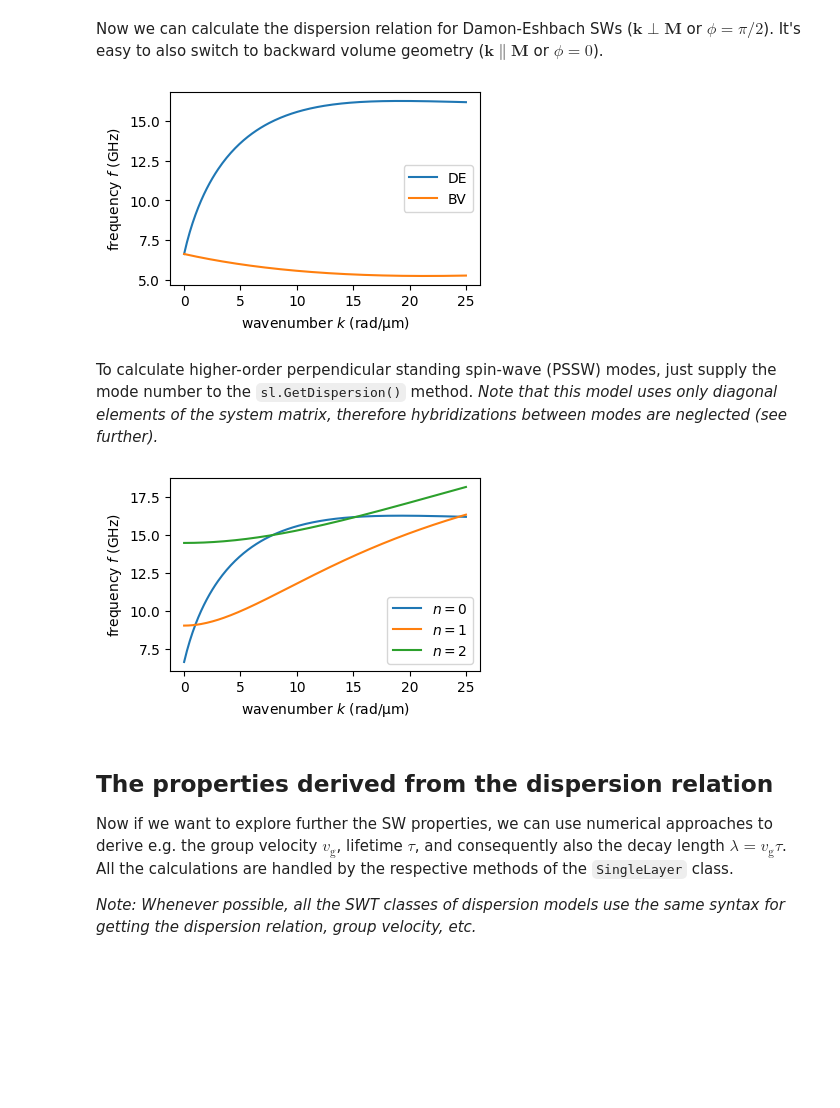
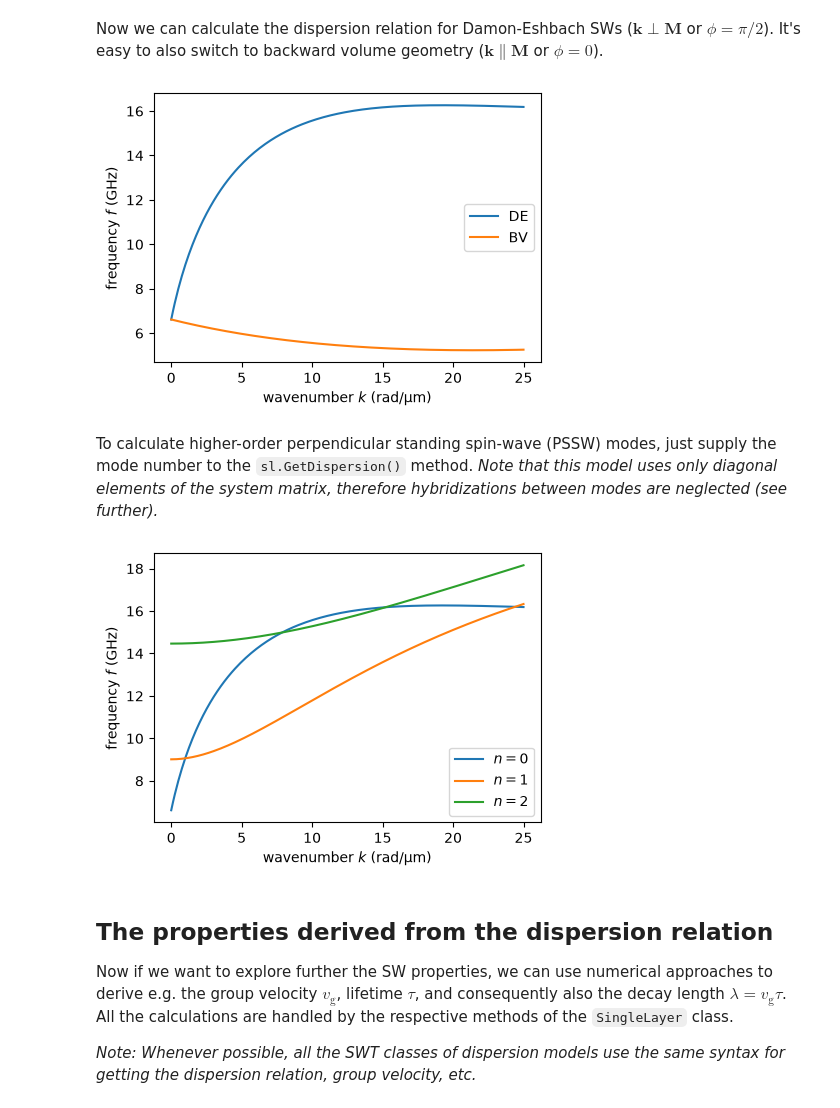
Before and after one commit to CEITECmagnonics/SpinWaveToolkit, a Jupyter notebook: docs/source/_example_nbs/dispersion_relation_basic.ipynb, the cells around one changed output. Cells and saved outputs as stored; diff of their text form; code cells hidden in the pictures; blank space fills up the shorter version.

```diff
--- a/docs/source/_example_nbs/dispersion_relation_basic.ipynb
+++ b/docs/source/_example_nbs/dispersion_relation_basic.ipynb
@@ -32,26 +32,27 @@ Now we can calculate the dispersion relation for Damon-Eshbach SWs ($\mathbf{k}\
 # %%
 # Instantiate the SingleLayer class
 sl = SWT.SingleLayer(Bext, mat, d, k, theta, phi, boundary_cond=bc)
 
 f_de = sl.GetDispersion()/(2e9*np.pi)  # (GHz) DE SW dispersion
-sl.phi = 0  # switch to backward volume geometry
+sl.set_BV()  # switch to backward volume geometry
+# or use `sl.phi = 0;sl.phi_H = 0`
 f_bv = sl.GetDispersion()/(2e9*np.pi)  # (GHz) BV SW dispersion
 
-fig = plt.figure(figsize=(4, 2.5))
+fig = plt.figure(figsize=(5, 3.5))
 plt.plot(k*1e-6, f_de, label="DE")
 plt.plot(k*1e-6, f_bv, label="BV")
 plt.xlabel(r"wavenumber $k$ (rad/µm)")
 plt.ylabel(r"frequency $f$ (GHz)")
 plt.legend(loc="center right")
 plt.show()
 # %% [output]
-[figure, old version]
+[figure, new version]
 # %% [markdown]
 To calculate higher-order perpendicular standing spin-wave (PSSW) modes, just supply the mode number to the `sl.GetDispersion()` method. *Note that this model uses only diagonal elements of the system matrix, therefore hybridizations between modes are neglected (see further).*
 # %%
 nmodes = 3  # number of PSSW modes to calculate
-sl.phi = np.pi/2  # switch back to Damon-Eshbach geometry
-fig = plt.figure(figsize=(4, 2.5))
+sl.set_DE()  # switch back to Damon-Eshbach geometry
+fig = plt.figure(figsize=(5, 3.5))
 for i in range(nmodes):
     f_de_pssw = sl.GetDispersion(i)/(2e9*np.pi)  # (GHz) DE SW dispersion
     plt.plot(k*1e-6, f_de_pssw, label=f"$n=${i}")
@@ -60,7 +61,7 @@ plt.ylabel(r"frequency $f$ (GHz)")
 plt.legend(loc="lower right")
 plt.show()
 # %% [output]
-[figure, old version]
+[figure, new version]
 # %% [markdown]
 ## The properties derived from the dispersion relation
 Now if we want to explore further the SW properties, we can use numerical approaches to derive e.g. the group velocity $v_{\mathrm{g}}$, lifetime $\tau$, and consequently also the decay length $\lambda=v_{\mathrm{g}}\tau$. All the calculations are handled by the respective methods of the `SingleLayer` class.
```
Also changed, not shown: parts of 4 cells of this notebook, 5 other files.
